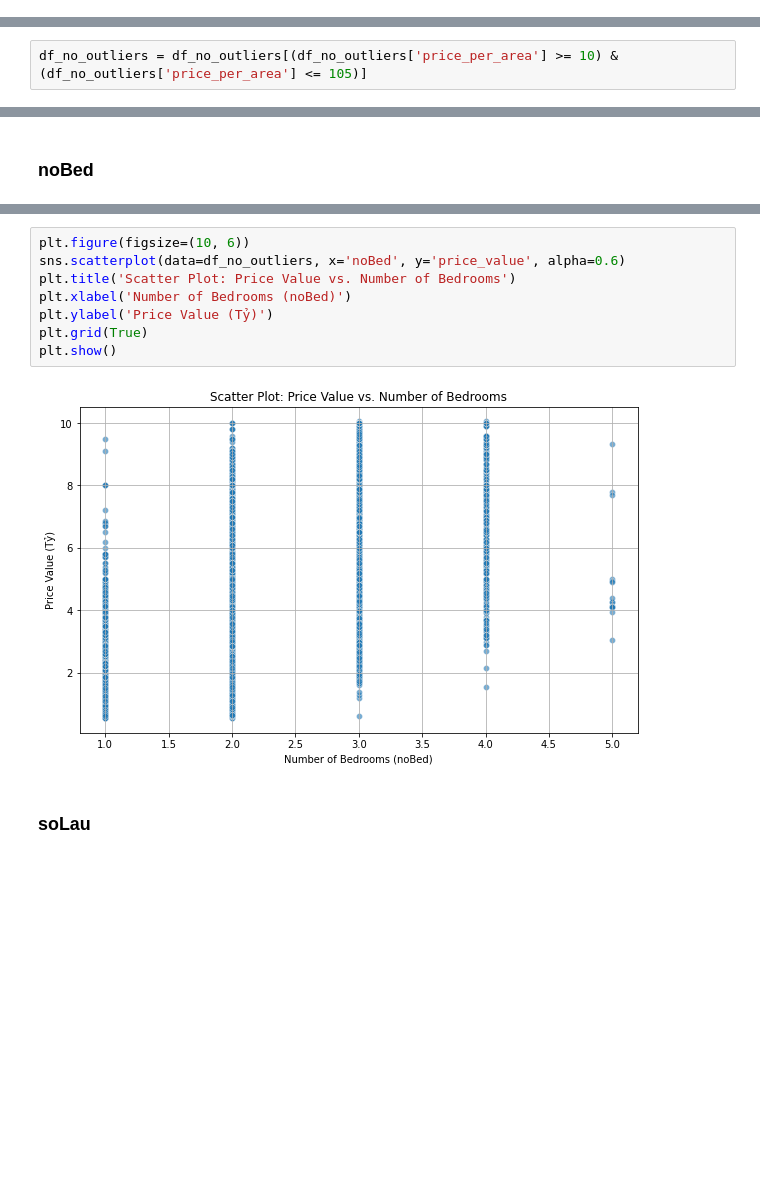
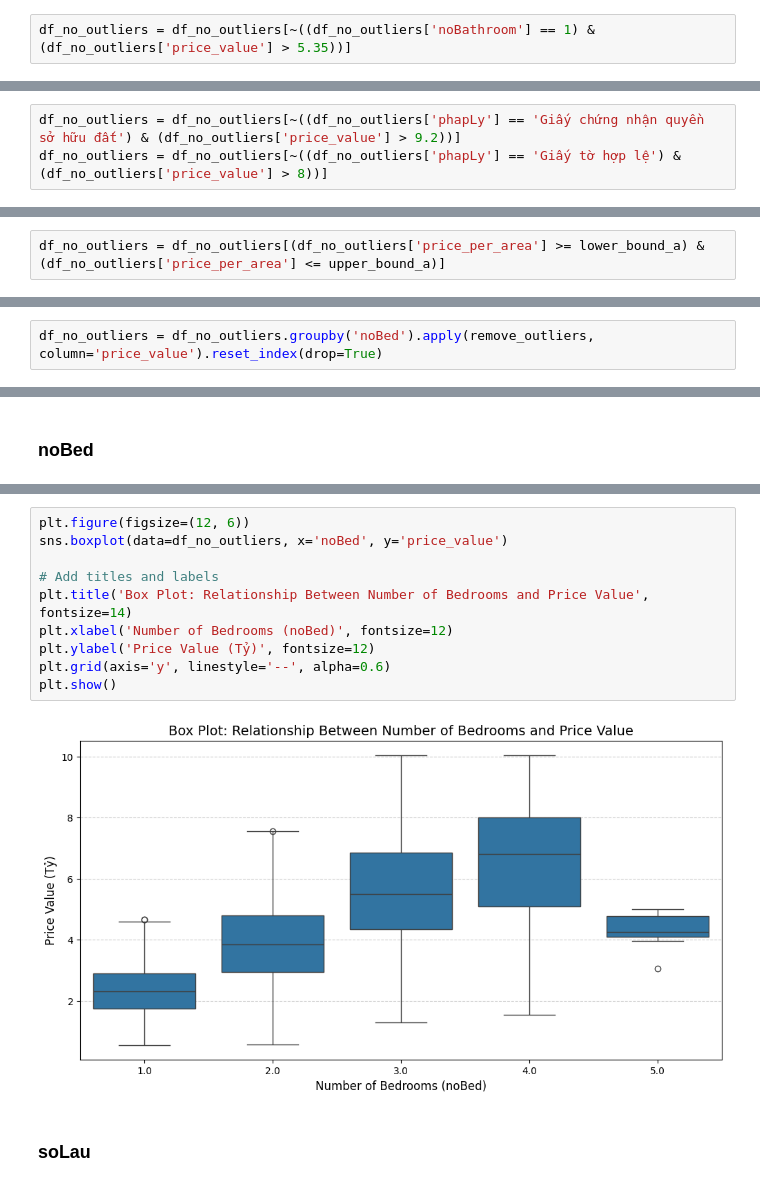
Before and after one commit to NTHuyne/apartment-price-prediction, a Jupyter notebook: src/data_exploratory/eda.ipynb, the cells around one changed output, grey strips where cells are left out. Drawn from its saved outputs; the diff is of its cells as text; blank space fills up the shorter version.

Commit message:
chore: eda + clean data v6

```diff
--- a/src/data_exploratory/eda.ipynb
+++ b/src/data_exploratory/eda.ipynb
@@ -755,0 +860,2 @@ df_no_outliers = df_no_outliers[~(df_no_outliers['noBathroom'] > 3)]
+# %%
+df_no_outliers = df_no_outliers[~((df_no_outliers['noBathroom'] == 1) & (df_no_outliers['price_value'] > 5.35))]
@@ -756,3 +935,6 @@ df_no_outliers = df_no_outliers[~(df_no_outliers['noBathroom'] > 3)]
+# %%
+df_no_outliers = df_no_outliers[~((df_no_outliers['phapLy'] == 'Giấy chứng nhận quyền sở hữu đất') & (df_no_outliers['price_value'] > 9.2))]
+df_no_outliers = df_no_outliers[~((df_no_outliers['phapLy'] == 'Giấy tờ hợp lệ') & (df_no_outliers['price_value'] > 8))]
 # %% [markdown]
 ### add price_per_value feature
 # %%
@@ -819,4 +1001,4 @@ Name: price_per_area, Length: 117, dtype: float64
 # %%
-df_no_outliers = df_no_outliers[(df_no_outliers['price_per_area'] >= 10) & (df_no_outliers['price_per_area'] <= 105)]
+df_no_outliers = df_no_outliers[(df_no_outliers['price_per_area'] >= lower_bound_a) & (df_no_outliers['price_per_area'] <= upper_bound_a)]
 # %%
 df_no_outliers = df_no_outliers.drop(columns=['price_value_mil'])
@@ -847,3 +1005,5 @@ df_no_outliers = df_no_outliers.groupby('District').apply(remove_outliers, colum
+# %%
+df_no_outliers = df_no_outliers.groupby('noBed').apply(remove_outliers, column='price_value').reset_index(drop=True)
 # %% [markdown]
 ## Summary
 Raw data samples: 24942 <br />
@@ -1079,13 +1239,15 @@ print(bed_counts)
 # %%
-plt.figure(figsize=(10, 6))
-sns.scatterplot(data=df_no_outliers, x='noBed', y='price_value', alpha=0.6)
-plt.title('Scatter Plot: Price Value vs. Number of Bedrooms')
-plt.xlabel('Number of Bedrooms (noBed)')
-plt.ylabel('Price Value (Tỷ)')
-plt.grid(True)
+plt.figure(figsize=(12, 6))
+sns.boxplot(data=df_no_outliers, x='noBed', y='price_value')
+
+# Add titles and labels
+plt.title('Box Plot: Relationship Between Number of Bedrooms and Price Value', fontsize=14)
+plt.xlabel('Number of Bedrooms (noBed)', fontsize=12)
+plt.ylabel('Price Value (Tỷ)', fontsize=12)
+plt.grid(axis='y', linestyle='--', alpha=0.6)
 plt.show()
 # %% [output]
-[figure, old version]
+[figure, new version]
 # %% [markdown]
 ### soLau
 # %%
```
Also changed, not shown: parts of 80 cells of this notebook, 1 other file.
